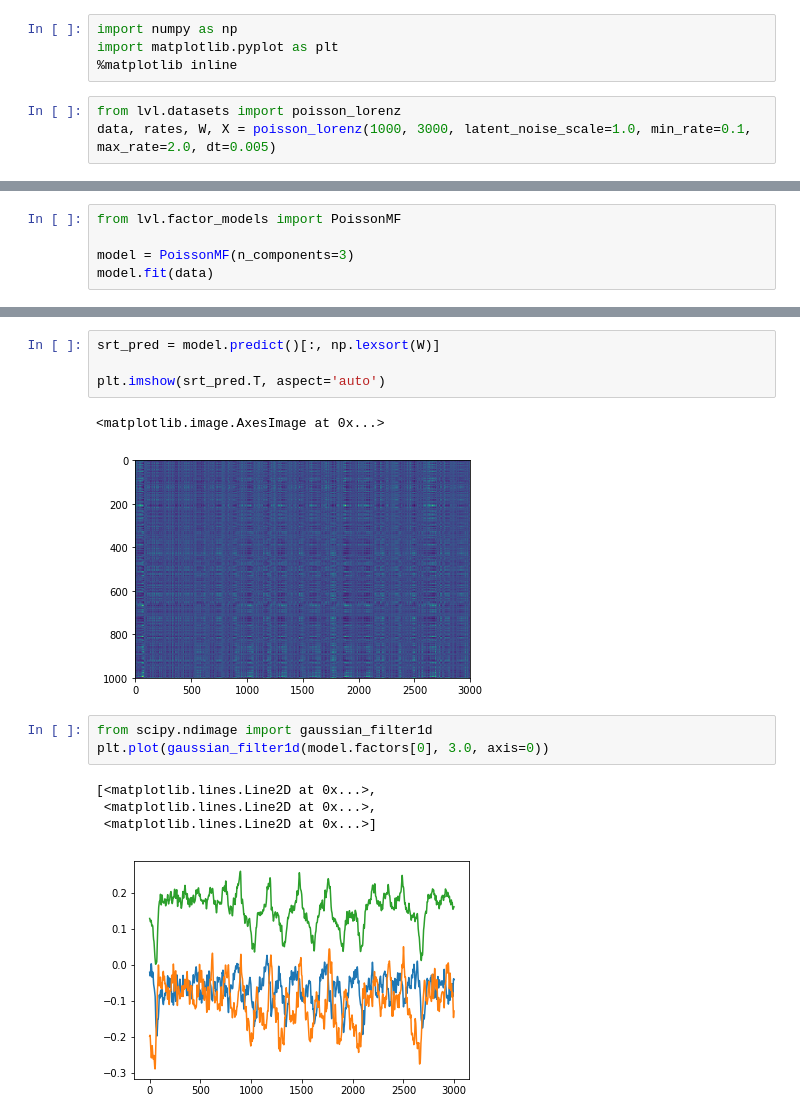
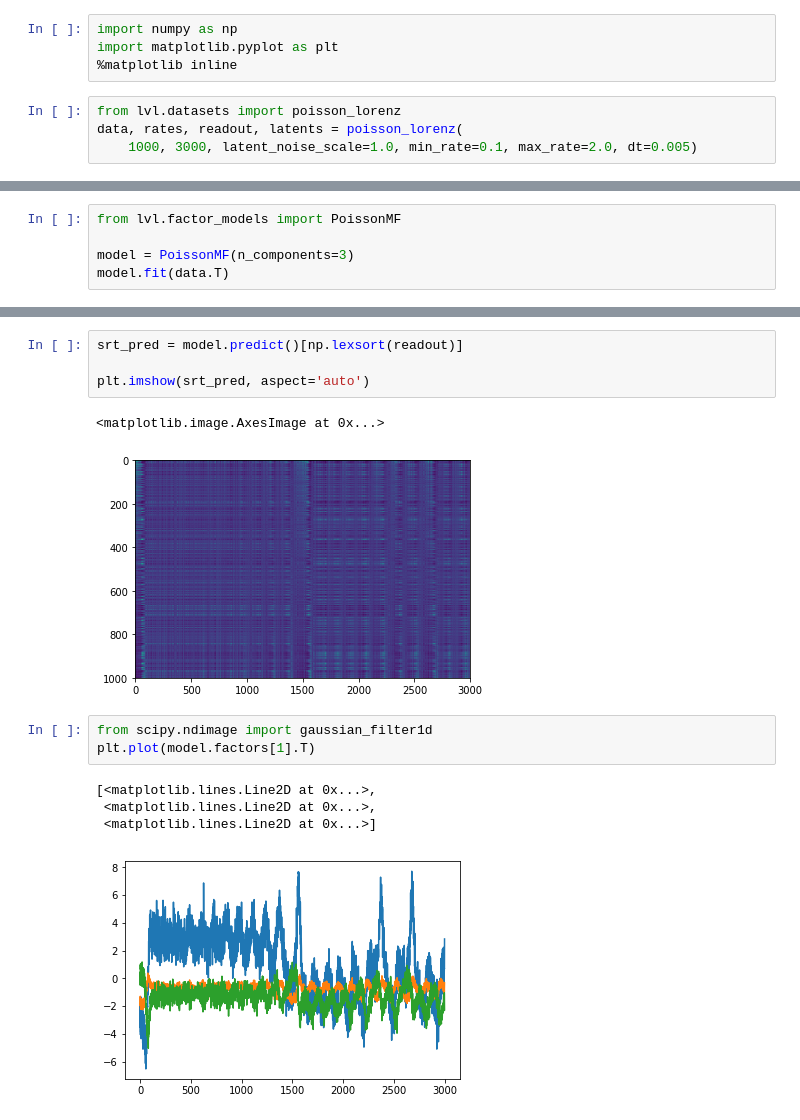
Before and after one commit to ahwillia/lvl, a Jupyter notebook: examples/PoissonMF.ipynb, the cells around one changed output, grey strips where cells are left out. Drawn from its saved outputs; the diff is of its cells as text.

```diff
--- a/examples/PoissonMF.ipynb
+++ b/examples/PoissonMF.ipynb
@@ -4,5 +4,6 @@ import matplotlib.pyplot as plt
 %matplotlib inline
 # %%
 from lvl.datasets import poisson_lorenz
-data, rates, W, X = poisson_lorenz(1000, 3000, latent_noise_scale=1.0, min_rate=0.1, max_rate=2.0, dt=0.005)
+data, rates, readout, latents = poisson_lorenz(
+    1000, 3000, latent_noise_scale=1.0, min_rate=0.1, max_rate=2.0, dt=0.005)
 # %%
@@ -16,5 +17,5 @@ plt.plot(X)
 from lvl.factor_models import PoissonMF
 
 model = PoissonMF(n_components=3)
-model.fit(data)
+model.fit(data.T)
 # %%
@@ -32,15 +33,15 @@ plt.imshow(srt_data.T, aspect='auto')
 # %%
-srt_pred = model.predict()[:, np.lexsort(W)]
+srt_pred = model.predict()[np.lexsort(readout)]
 
-plt.imshow(srt_pred.T, aspect='auto')
+plt.imshow(srt_pred, aspect='auto')
 # %% [output]
 <matplotlib.image.AxesImage at 0x...>
-[figure, old version]
+[figure, new version]
 # %%
 from scipy.ndimage import gaussian_filter1d
-plt.plot(gaussian_filter1d(model.factors[0], 3.0, axis=0))
+plt.plot(model.factors[1].T)
 # %% [output]
 [<matplotlib.lines.Line2D at 0x...>,
  <matplotlib.lines.Line2D at 0x...>,
  <matplotlib.lines.Line2D at 0x...>]
-[figure, old version]
+[figure, new version]
```
Also changed, not shown: parts of 7 cells of this notebook, 3 other files.
